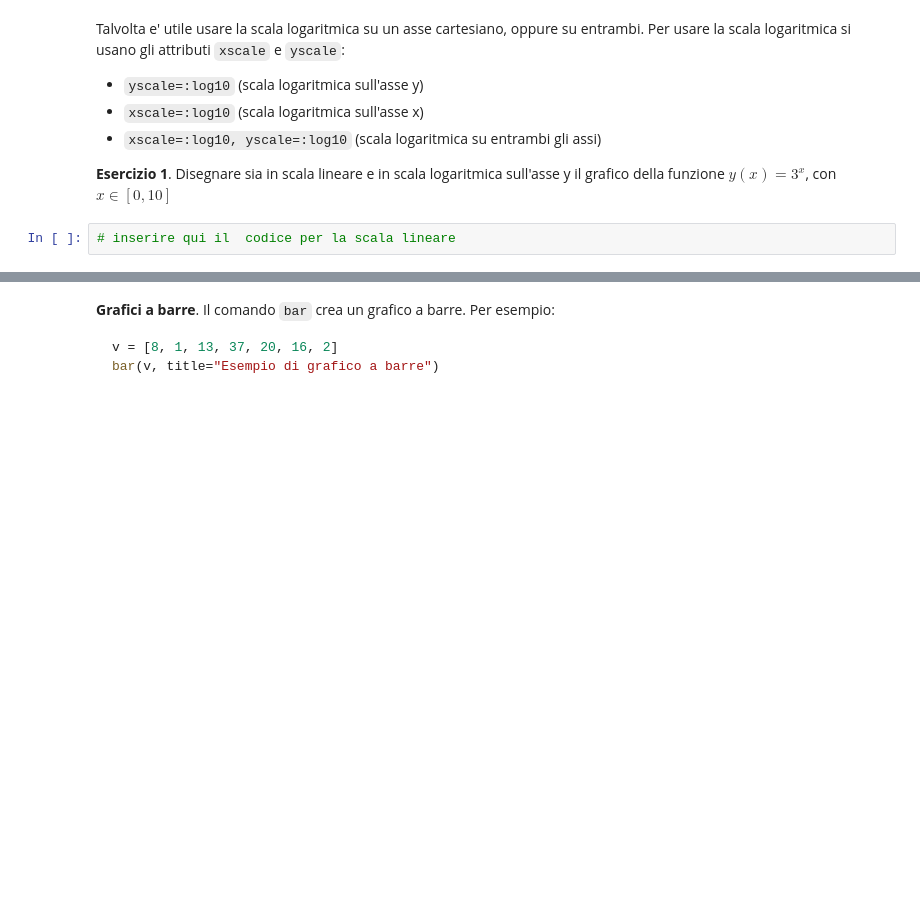
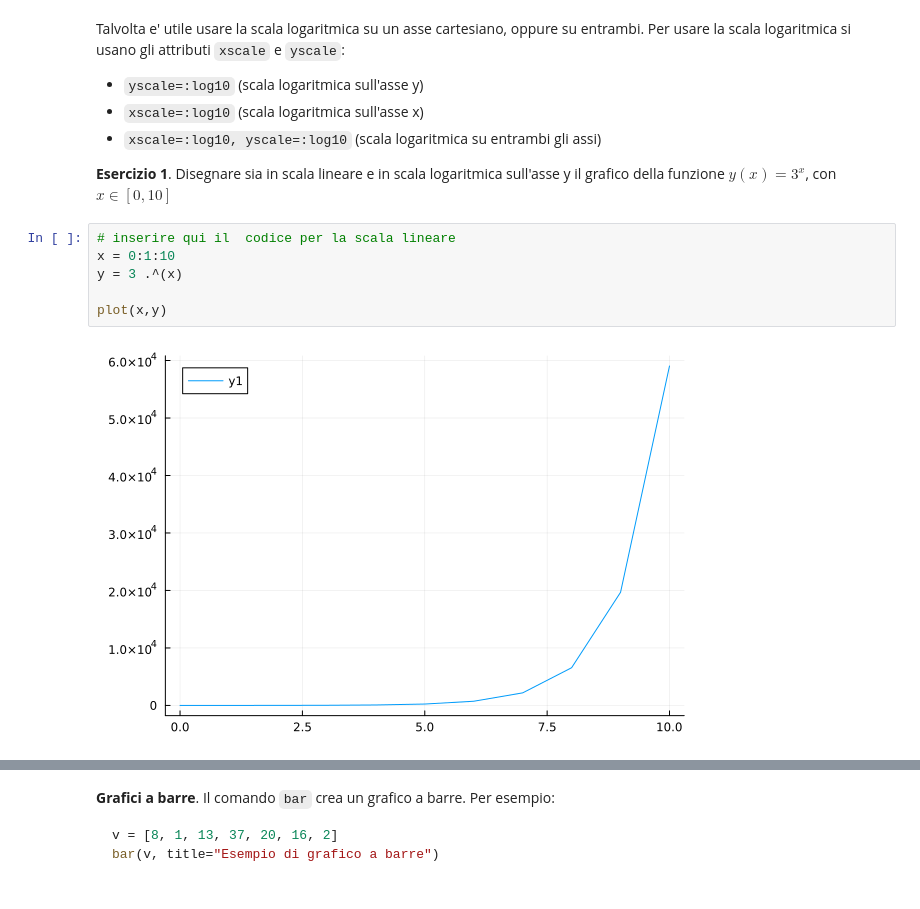
Before and after one commit to nbriganti1/nbriganti1.github.io, a Jupyter notebook: NicolòBrigantiSuccessioni.ipynb, the cells around one changed output, grey strips where cells are left out. Drawn from its saved outputs; the diff is of its cells as text; blank space fills up the shorter version.

```diff
--- a/NicolòBrigantiSuccessioni.ipynb
+++ b/NicolòBrigantiSuccessioni.ipynb
@@ -64,5 +61,11 @@ Talvolta e' utile usare la scala logaritmica su un asse cartesiano, oppure su en
 **Esercizio 1**. Disegnare sia in scala lineare e in scala logaritmica sull'asse y il grafico della funzione $y(x)=3^x$, con $x\in[0,10]$
 # %%
 # inserire qui il  codice per la scala lineare
+x = 0:1:10
+y = 3 .^(x)
+
+plot(x,y)
+# %% [output]
+[figure, added]
 # %%
 # inserire qui il  codice per la scala logaritmica
```
Also changed, not shown: parts of 19 cells of this notebook.
